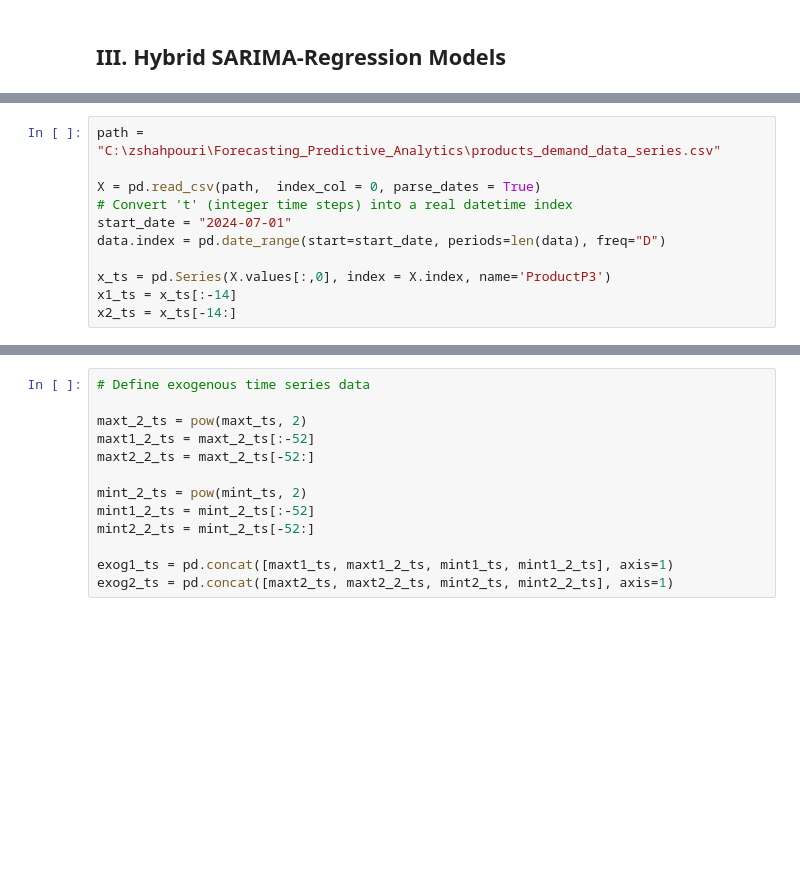
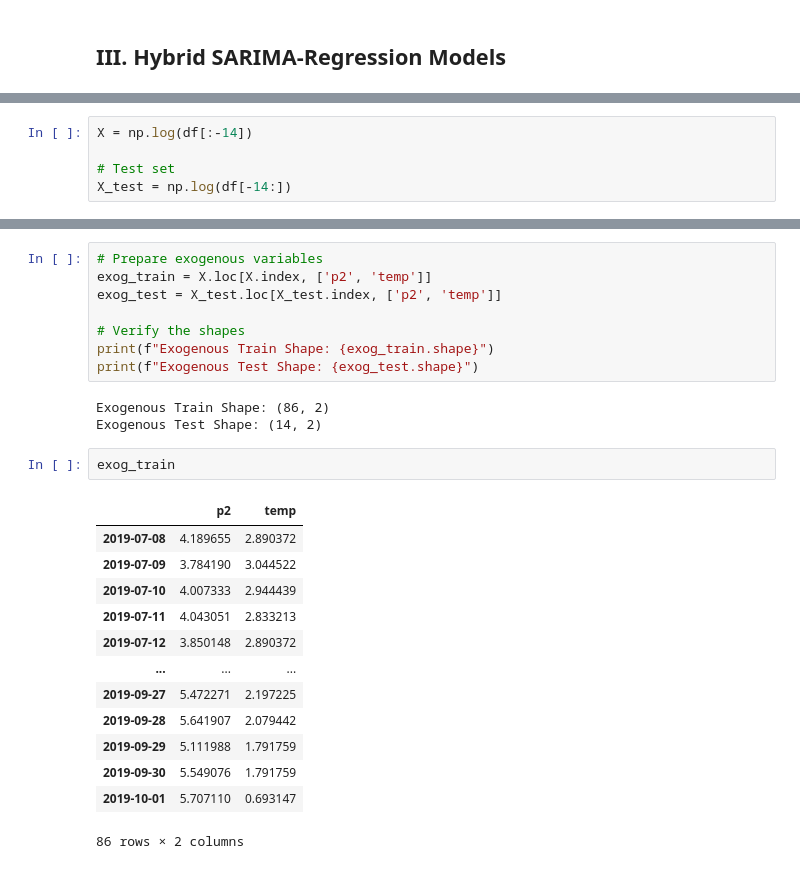
Before and after one commit to s-shahpouri/Forecasting_Predictive_Analytics, a Jupyter notebook: Assignment 9.ipynb, the cells around one changed output, grey strips where cells are left out. Cells and saved outputs as stored; diff of their text form; blank space fills up the shorter version.

```diff
--- a/Assignment 9.ipynb
+++ b/Assignment 9.ipynb
@@ -430,11 +440,5 @@ The Mean Absolute Percentage Error (MAPE) is: 9.53%
 # %%
-path = "C:\zshahpouri\Forecasting_Predictive_Analytics\products_demand_data_series.csv"
+X = np.log(df[:-14])
 
-X = pd.read_csv(path,  index_col = 0, parse_dates = True)
-# Convert 't' (integer time steps) into a real datetime index
-start_date = "2024-07-01"
-data.index = pd.date_range(start=start_date, periods=len(data), freq="D")
-
-x_ts = pd.Series(X.values[:,0], index = X.index, name='ProductP3')
-x1_ts = x_ts[:-14]
-x2_ts = x_ts[-14:]
+# Test set
+X_test = np.log(df[-14:])
@@ -463,14 +445,28 @@ plt.show()
-# %%
-# Define exogenous time series data
-
-maxt_2_ts = pow(maxt_ts, 2)
-maxt1_2_ts = maxt_2_ts[:-52]
-maxt2_2_ts = maxt_2_ts[-52:]
-
-mint_2_ts = pow(mint_ts, 2)
-mint1_2_ts = mint_2_ts[:-52]
-mint2_2_ts = mint_2_ts[-52:]
-
-exog1_ts = pd.concat([maxt1_ts, maxt1_2_ts, mint1_ts, mint1_2_ts], axis=1)
-exog2_ts = pd.concat([maxt2_ts, maxt2_2_ts, mint2_ts, mint2_2_ts], axis=1)
+# %%
+# Prepare exogenous variables
+exog_train = X.loc[X.index, ['p2', 'temp']]
+exog_test = X_test.loc[X_test.index, ['p2', 'temp']]
+
+# Verify the shapes
+print(f"Exogenous Train Shape: {exog_train.shape}")
+print(f"Exogenous Test Shape: {exog_test.shape}")
+# %% [output]
+Exogenous Train Shape: (86, 2)
+Exogenous Test Shape: (14, 2)
+# %%
+exog_train
+# %% [output]
+|  | p2 | temp |
+| 2019-07-08 | 4.189655 | 2.890372 |
+| 2019-07-09 | 3.784190 | 3.044522 |
+| 2019-07-10 | 4.007333 | 2.944439 |
+| 2019-07-11 | 4.043051 | 2.833213 |
+| 2019-07-12 | 3.850148 | 2.890372 |
+| ... | ... | ... |
+| 2019-09-27 | 5.472271 | 2.197225 |
+| 2019-09-28 | 5.641907 | 2.079442 |
+| 2019-09-29 | 5.111988 | 1.791759 |
+| 2019-09-30 | 5.549076 | 1.791759 |
+| 2019-10-01 | 5.707110 | 0.693147 |
+86 rows × 2 columns
 # %%
```
Also changed, not shown: parts of 24 cells of this notebook, 6 other files.
